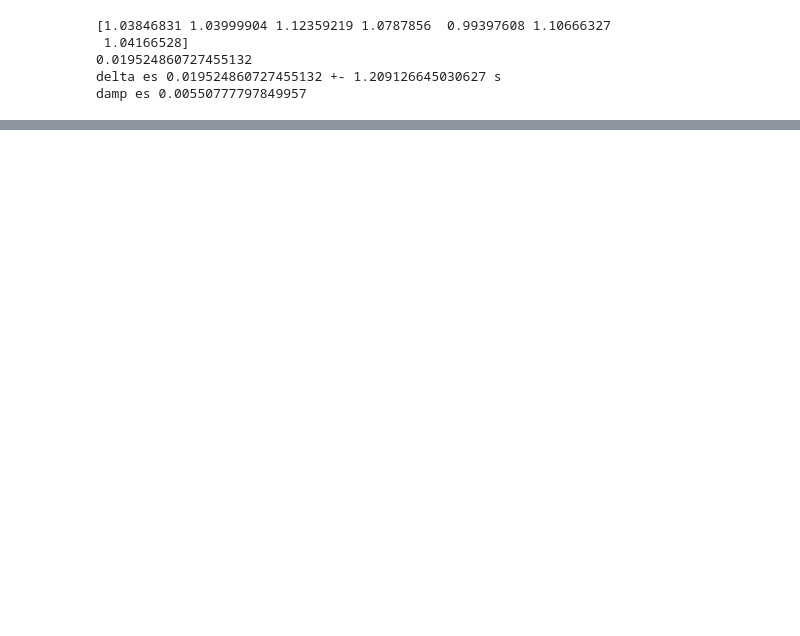
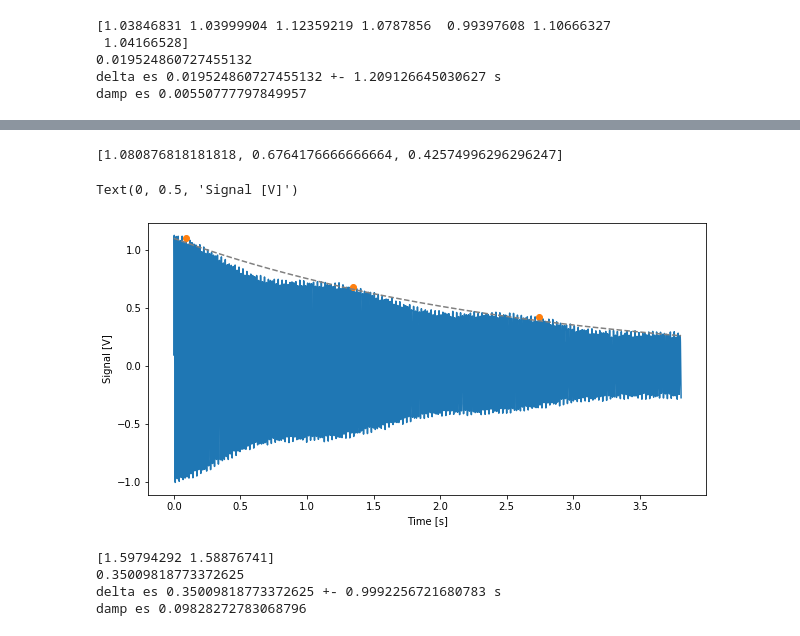
Before and after one commit to LunaKadysz/Laboratorio-4, a Jupyter notebook: Practica3/Practica3.ipynb, the cells around one changed output, grey strips where cells are left out. Drawn from its saved outputs; the diff is of its cells as text; code cells hidden in the pictures; blank space fills up the shorter version.

```diff
--- a/Practica3/Practica3.ipynb
+++ b/Practica3/Practica3.ipynb
@@ -417,0 +426,39 @@ damp es 0.00550777797849957
+# %%
+def peaks_(peaks):
+    maximos = []
+    puntos = []
+    coord = []
+
+    for i in range(len(peaks)-1):
+        if (t[peaks[i+1]] - t[peaks[i]]) < 0.4:
+            if v[peaks[i]] != np.nan:
+                puntos.append(v[peaks[i]])
+        else:
+            coord.append(peaks[i-7])
+            maximos.append(np.mean(puntos))
+            puntos = []
+    print(maximos)
+
+    return maximos, coord
+
+maximos, coord = peaks_(peaks)
+plt.figure(figsize = (10,5))
+plt.plot(t_,v_)
+plt.plot(t[coord], v[coord], "o")
+plt.plot(t_, f, '--',color = 'grey')
+plt.xlabel("Time [s]")
+plt.ylabel("Signal [V]")
+# %% [output]
+[1.080876818181818, 0.6764176666666664, 0.42574996296296247]
+Text(0, 0.5, 'Signal [V]')
+[figure, added]
+# %%
+delta_ = delta(maximos)
+damp = delta_/np.sqrt(4 * np.pi + delta_**2)
+print(f'delta es {delta_} +- {np.std(np.log(np.diff(peaks)))} s')
+print(f'damp es {damp}')
+# %% [output]
+[1.59794292 1.58876741]
+0.35009818773372625
+delta es 0.35009818773372625 +- 0.9992256721680783 s
+damp es 0.09828272783068796
```
Also changed, not shown: parts of 12 cells of this notebook.
